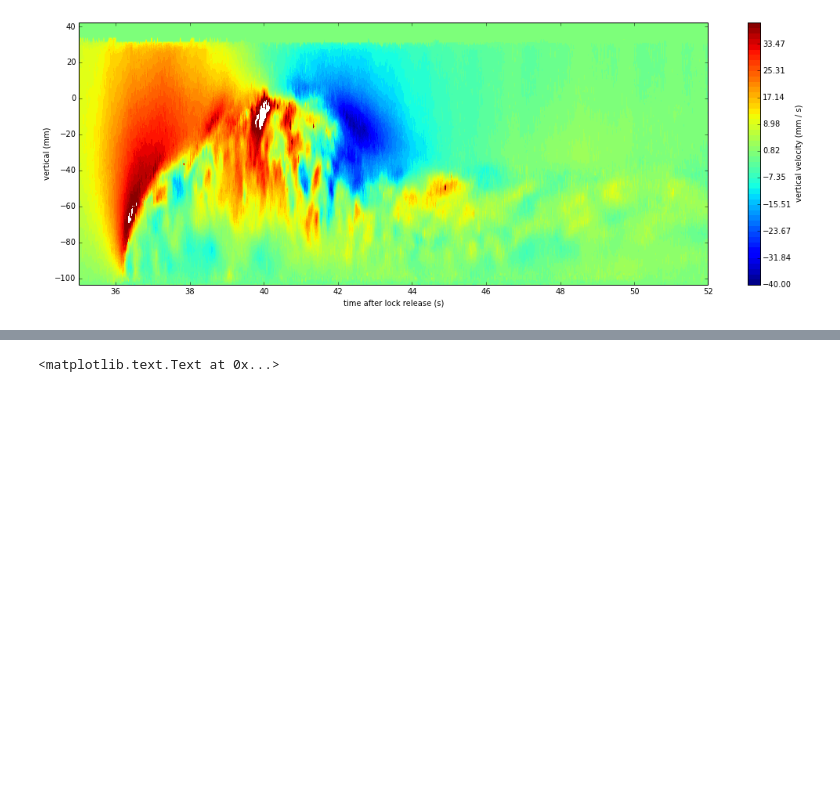
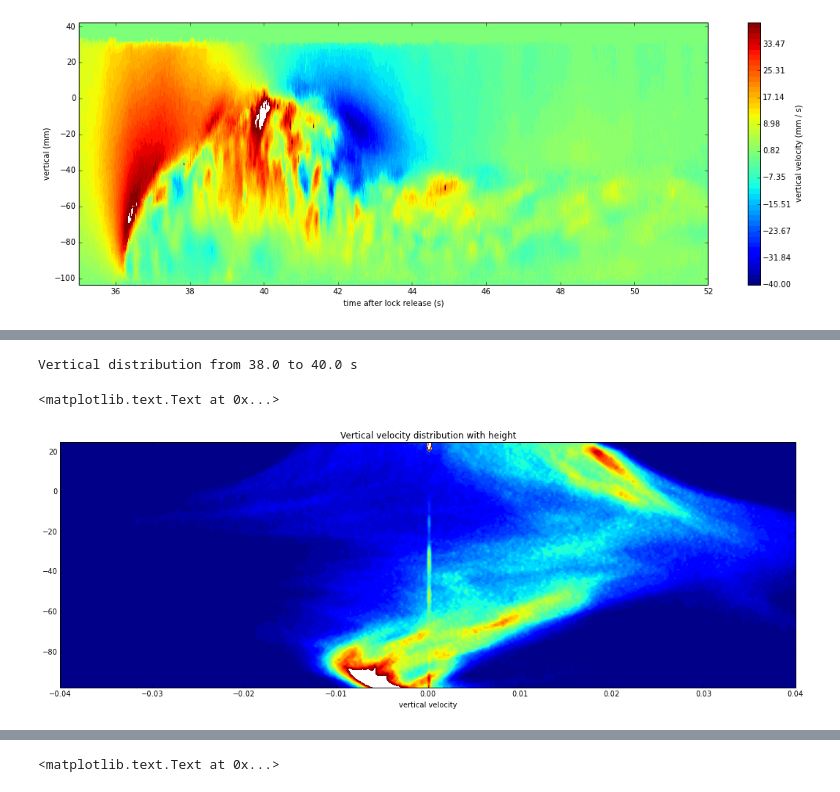
Before and after one commit to aaren/notebooks, a Jupyter notebook: piv_data_demo.ipynb, the cells around one changed output, grey strips where cells are left out. Cells and saved outputs as stored; diff of their text form; code cells hidden in the pictures; blank space fills up the shorter version.

```diff
--- a/piv_data_demo.ipynb
+++ b/piv_data_demo.ipynb
@@ -80,0 +65,9 @@ TypeError: Length of y must be number of rows in z.
+# %%
+plot_distribution(r.w, 800, 1000, (-0.04, 0.04))
+
+xlabel('vertical velocity')
+title('Vertical velocity distribution with height')
+# %% [output]
+Vertical distribution from 38.0 to 40.0 s
+<matplotlib.text.Text at 0x...>
+[figure, added]
```
Also changed, not shown: parts of 5 cells of this notebook.
